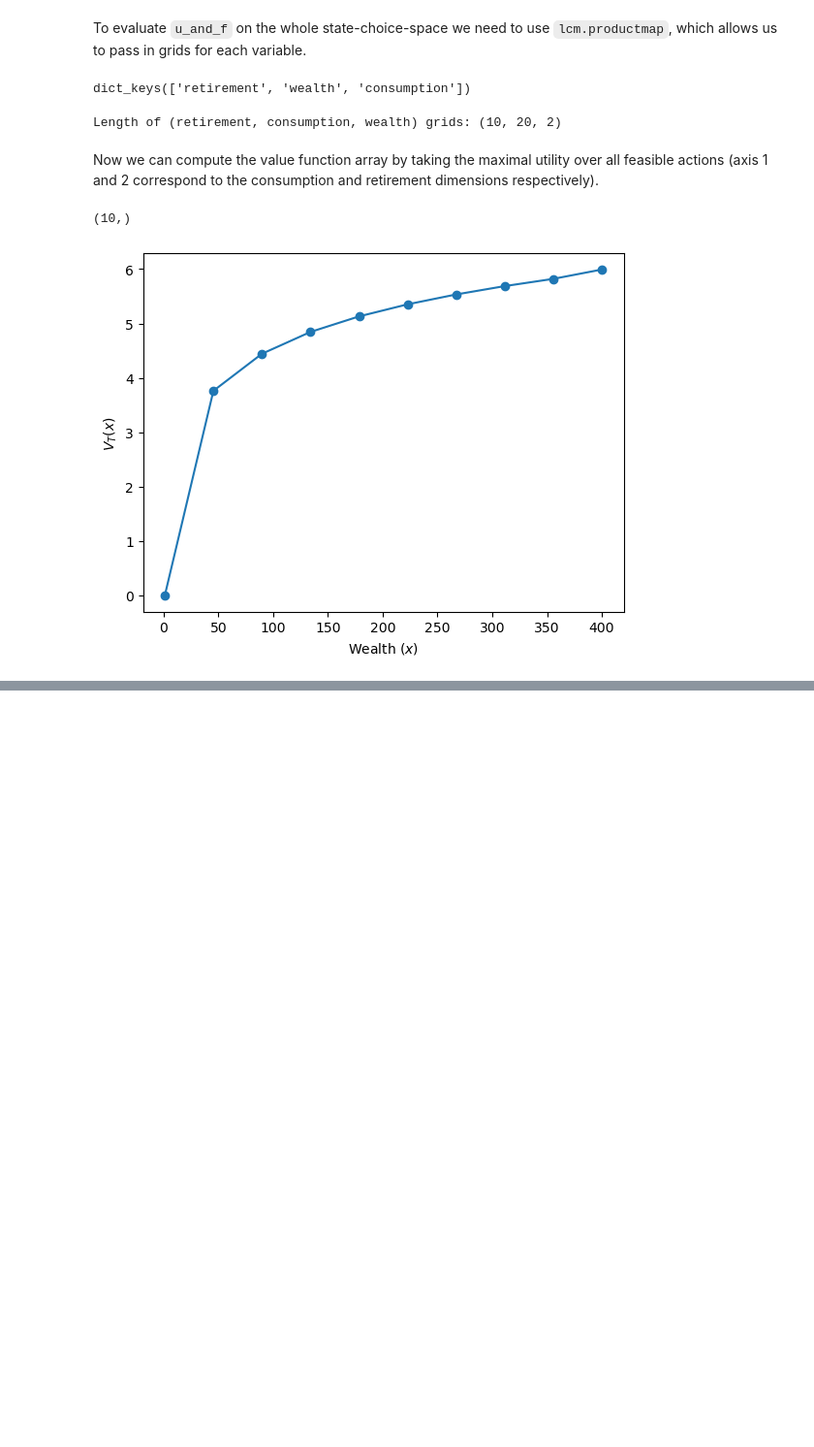
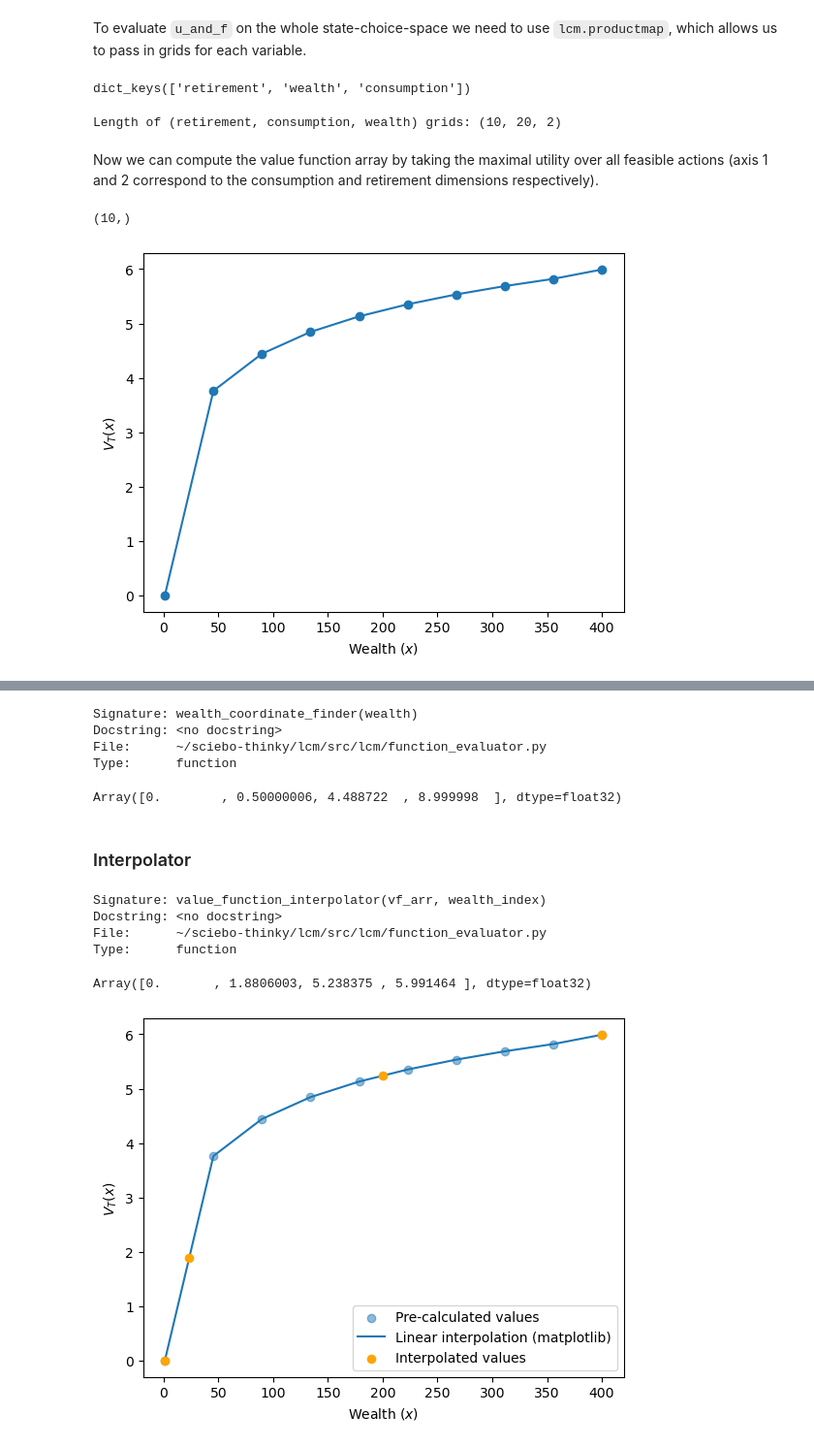
Before and after one commit to OpenSourceEconomics/lcm, a Jupyter notebook: explanations/function_evaluator.ipynb, the cells around one changed output, grey strips where cells are left out. Shown: that part at 97% size. Drawn from its saved outputs; the diff is of its cells as text; code cells hidden in the pictures; blank space fills up the shorter version.

```diff
--- a/explanations/function_evaluator.ipynb
+++ b/explanations/function_evaluator.ipynb
@@ -264,0 +347,69 @@ plt.show()
+# %%
+from lcm.function_evaluator import _get_coordinate_finder
+
+wealth_coordinate_finder = _get_coordinate_finder(
+    in_name="wealth",
+    grid_type="linspace",
+    grid_info=wealth_grid_info,
+)
+wealth_coordinate_finder?
+# %% [output]
+Signature: wealth_coordinate_finder(wealth)
+Docstring: <no docstring>
+File:      ~/sciebo-thinky/lcm/src/lcm/function_evaluator.py
+Type:      function
+# %%
+wealth_values = jnp.array([1, (1 + 45.333336) / 2, 200, 399.9999])
+
+wealth_coordinate_finder(wealth=wealth_values)
+# %% [output]
+Array([0.        , 0.50000006, 4.488722  , 8.999998  ], dtype=float32)
+# %% [markdown]
+### Interpolator
+# %%
+from lcm.function_evaluator import _get_interpolator
+
+value_function_interpolator = _get_interpolator(
+    data_name="vf_arr",
+    axis_names=["wealth_index"],
+    map_coordinates_options=None,
+)
+value_function_interpolator?
+# %% [output]
+Signature: value_function_interpolator(vf_arr, wealth_index)
+Docstring: <no docstring>
+File:      ~/sciebo-thinky/lcm/src/lcm/function_evaluator.py
+Type:      function
+# %%
+wealth_indices = wealth_coordinate_finder(wealth=wealth_values)
+
+vf_interpolations = value_function_interpolator(
+    wealth_index=wealth_indices,
+    vf_arr=vf_arr,
+)
+vf_interpolations
+# %% [output]
+Array([0.       , 1.8806003, 5.238375 , 5.991464 ], dtype=float32)
+# %%
+import matplotlib.pyplot as plt
+
+plt.scatter(wealth_grid, vf_arr, alpha=0.5, zorder=-1, label="Pre-calculated values")
+plt.plot(
+    wealth_grid,
+    vf_arr,
+    zorder=-1,
+    label="Linear interpolation (matplotlib)",
+)
+plt.scatter(
+    wealth_values,
+    vf_interpolations,
+    color="orange",
+    s=35,
+    label="Interpolated values",
+)
+plt.xlabel("Wealth ($x$)")
+plt.ylabel("$V_T(x)$")
+plt.legend()
+plt.show()
+# %% [output]
+[figure, added]
```
Also changed, not shown: parts of 26 cells of this notebook.
